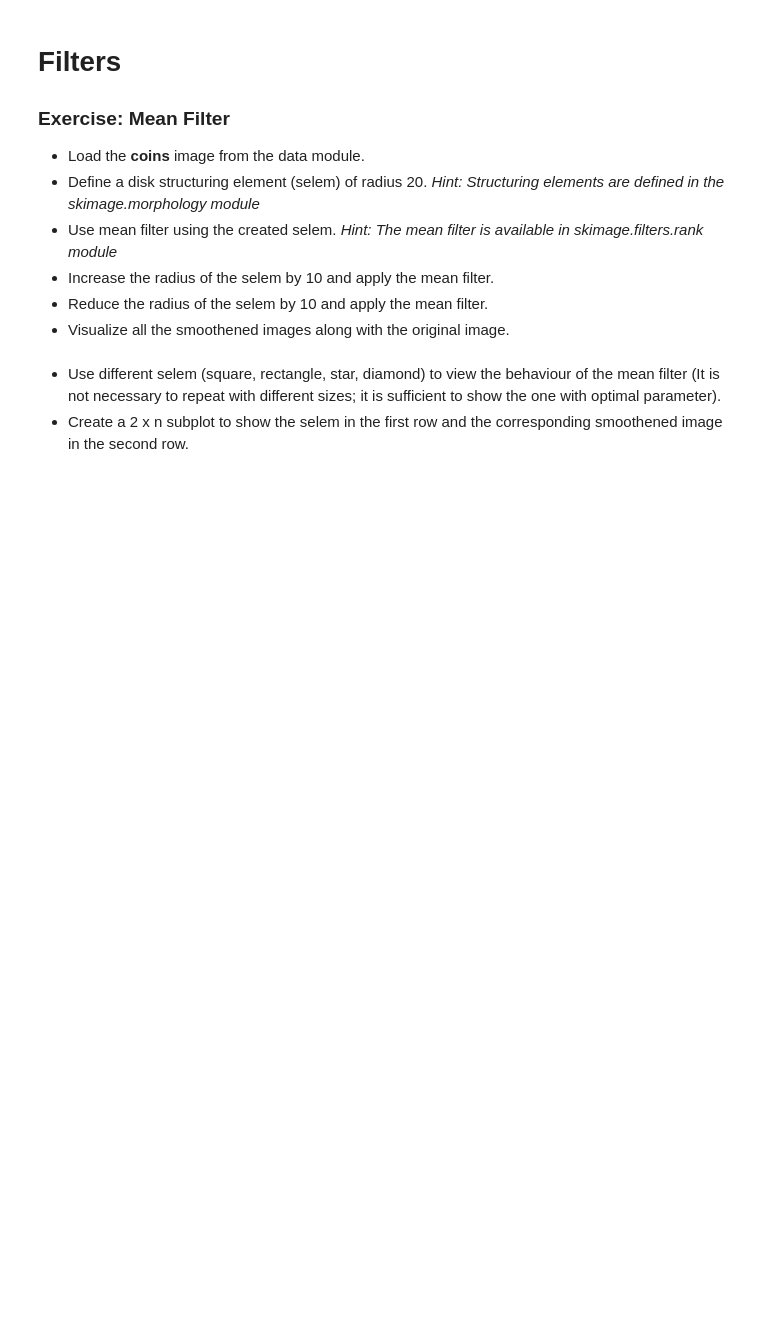
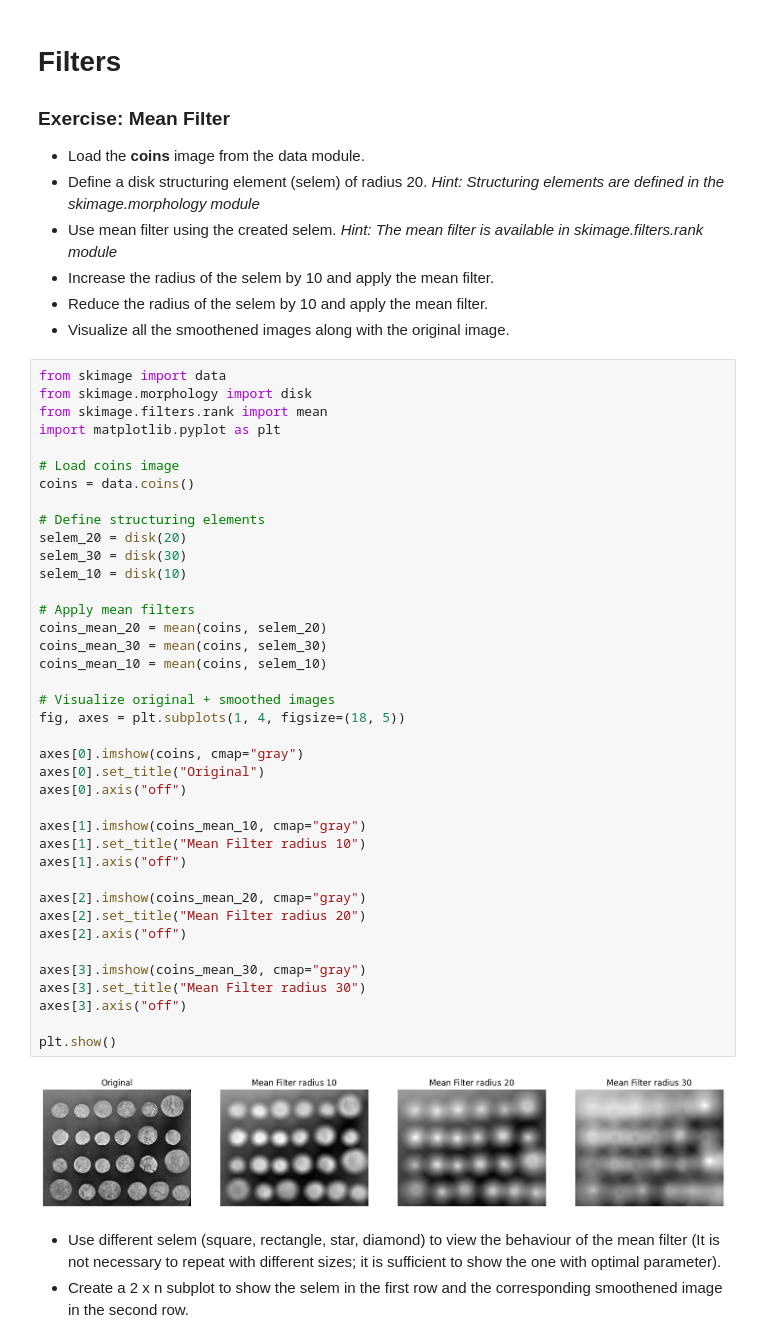
Before and after one commit to RamiSaad93/lab-computer-vision, a Jupyter notebook: main.ipynb, the cells around one changed output. Drawn from its saved outputs; the diff is of its cells as text; blank space fills up the shorter version.

```diff
--- a/main.ipynb
+++ b/main.ipynb
@@ -394,6 +393,47 @@ plt.show()
 *   Increase the radius of the selem by 10 and apply the mean filter.
 *   Reduce the radius of the selem by 10 and apply the mean filter.
 *   Visualize all the smoothened images along with the original image.
+# %%
+from skimage import data
+from skimage.morphology import disk
+from skimage.filters.rank import mean
+import matplotlib.pyplot as plt
+
+# Load coins image
+coins = data.coins()
+
+# Define structuring elements
+selem_20 = disk(20)
+selem_30 = disk(30)
+selem_10 = disk(10)
+
+# Apply mean filters
+coins_mean_20 = mean(coins, selem_20)
+coins_mean_30 = mean(coins, selem_30)
+coins_mean_10 = mean(coins, selem_10)
+
+# Visualize original + smoothed images
+fig, axes = plt.subplots(1, 4, figsize=(18, 5))
+
+axes[0].imshow(coins, cmap="gray")
+axes[0].set_title("Original")
+axes[0].axis("off")
+
+axes[1].imshow(coins_mean_10, cmap="gray")
+axes[1].set_title("Mean Filter radius 10")
+axes[1].axis("off")
+
+axes[2].imshow(coins_mean_20, cmap="gray")
+axes[2].set_title("Mean Filter radius 20")
+axes[2].axis("off")
+
+axes[3].imshow(coins_mean_30, cmap="gray")
+axes[3].set_title("Mean Filter radius 30")
+axes[3].axis("off")
+
+plt.show()
+# %% [output]
+[figure, added]
 # %% [markdown]
 *   Use different selem (square, rectangle, star, diamond) to view the behaviour of the mean filter (It is not necessary to repeat with different sizes; it is sufficient to show the one with optimal parameter).
 *   Create a 2 x n subplot to show the selem in the first row and the corresponding smoothened image in the second row.
```
Also changed, not shown: parts of 1 cell of this notebook.
